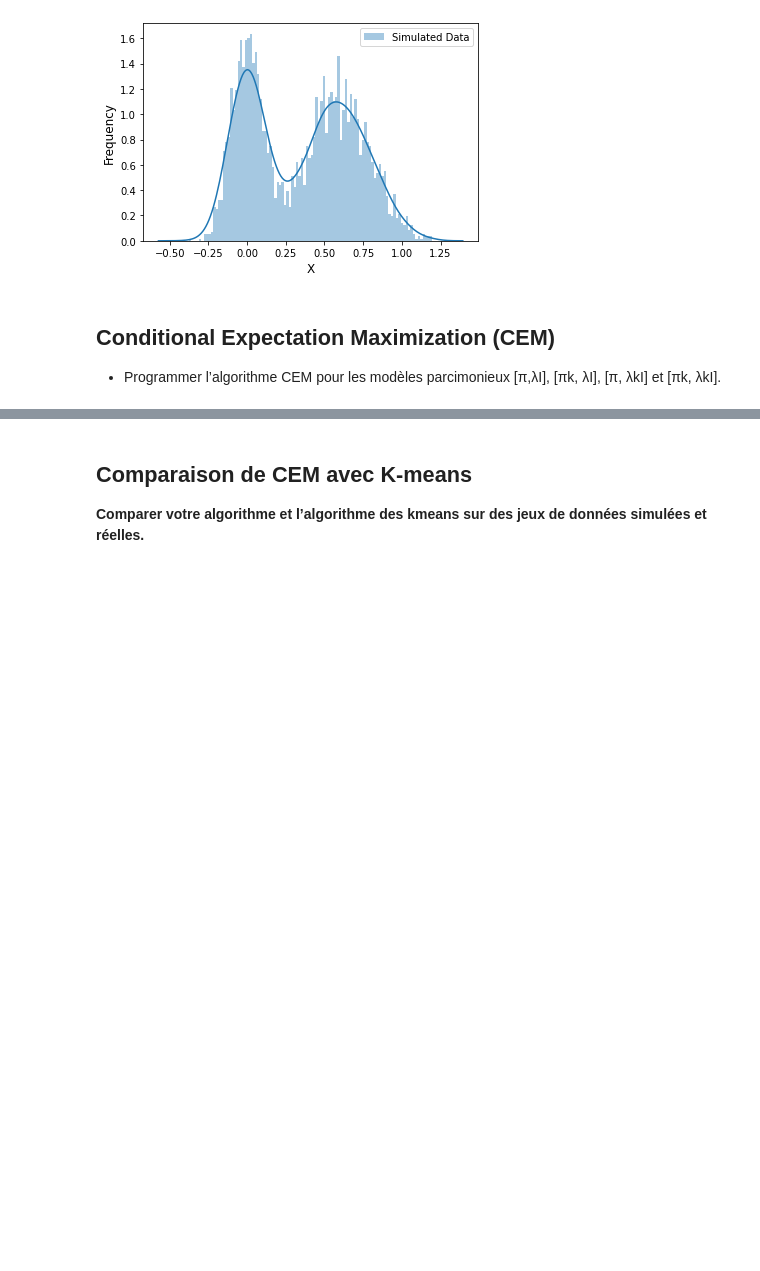
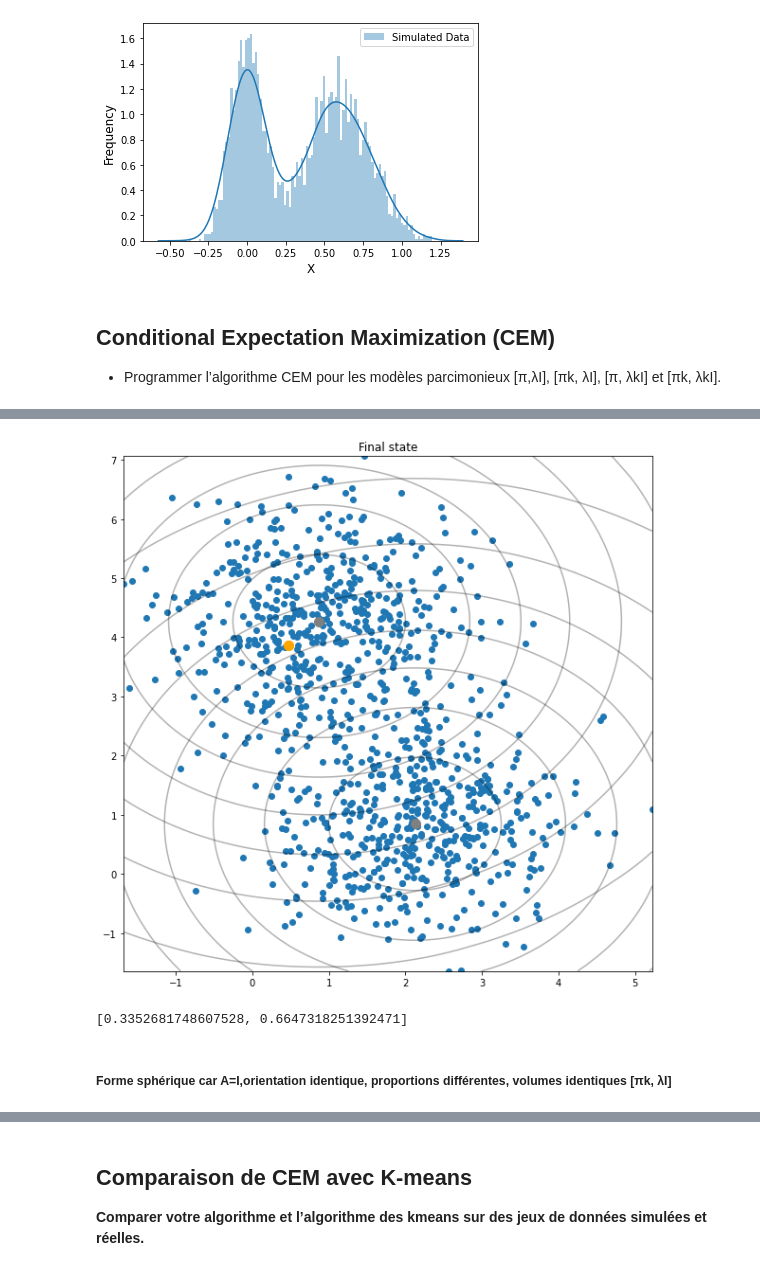
Before and after one commit to mohcineelharras/daml_project, a Jupyter notebook: project/daml_project.ipynb, the cells around one changed output, grey strips where cells are left out. Drawn from its saved outputs; the diff is of its cells as text; code cells hidden in the pictures; blank space fills up the shorter version.

```diff
--- a/project/daml_project.ipynb
+++ b/project/daml_project.ipynb
@@ -666,0 +818,7 @@ make_confusion_matrix(cf_matrix,
+# %%
+GMM_1.predict([X[0]])
+# %% [output]
+[figure, added]
+[0.3352681748607528, 0.6647318251392471]
+# %% [markdown]
+##### Forme sphérique car A=I,orientation identique, proportions différentes, volumes identiques [πk, λI]
```
Also changed, not shown: parts of 23 cells of this notebook.
